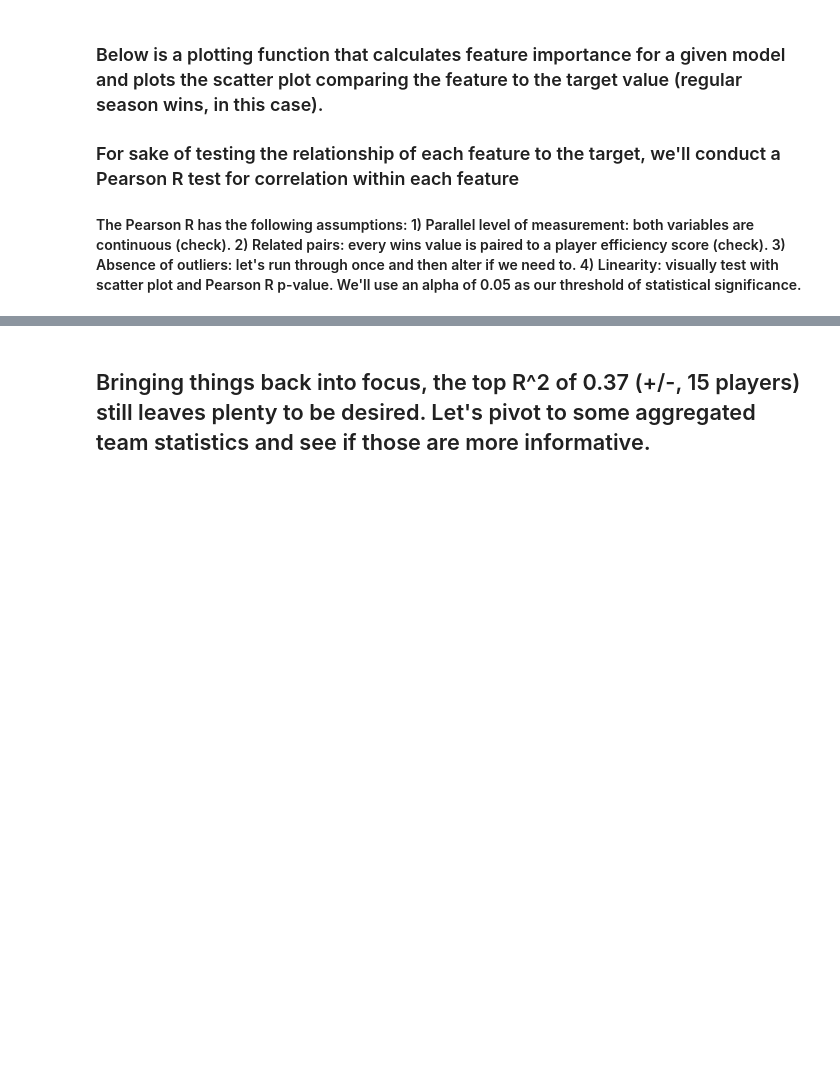
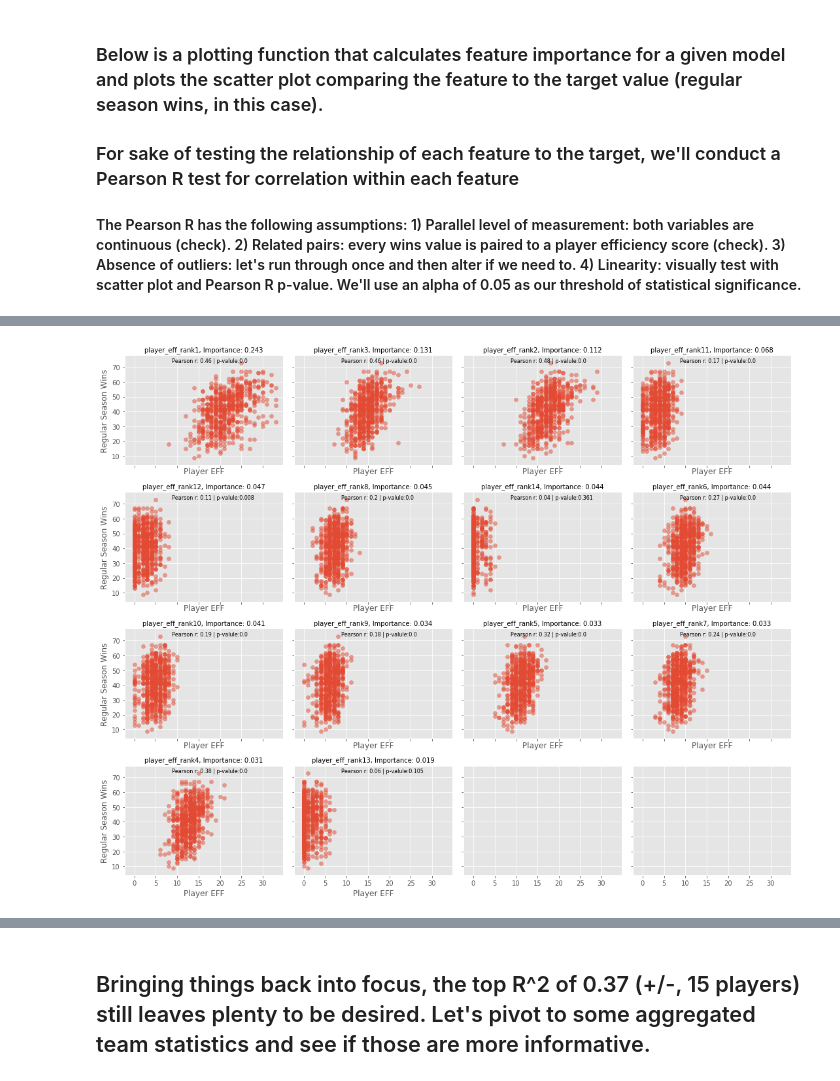
Before and after one commit to jangelchik/basketball_efficiency, a Jupyter notebook: data_and_plots.ipynb, the cells around one changed output, grey strips where cells are left out. Saved outputs shown, nothing was run; the diff lists cells and outputs as text; code cells hidden in the pictures; blank space fills up the shorter version.

```diff
--- a/data_and_plots.ipynb
+++ b/data_and_plots.ipynb
@@ -792,0 +793,5 @@ pm_box = plot_imp('+/-',17)
+# %%
+eff_imp = plot_imp('eff',14)
+plt.savefig('eff_imp')
+# %% [output]
+[figure, added]
```
Also changed, not shown: parts of 10 cells of this notebook.
